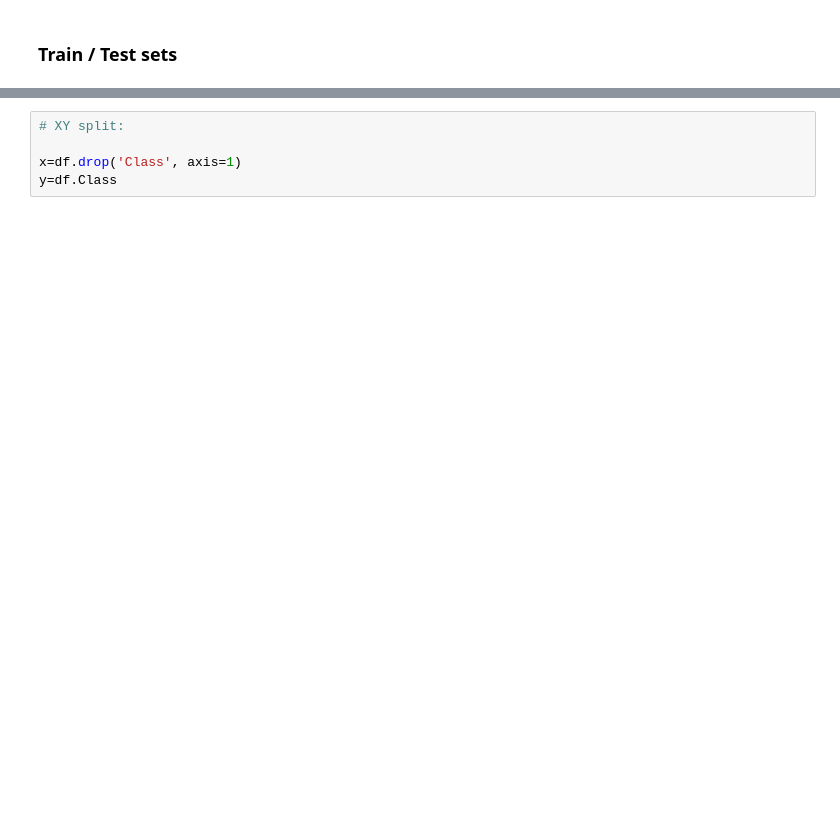
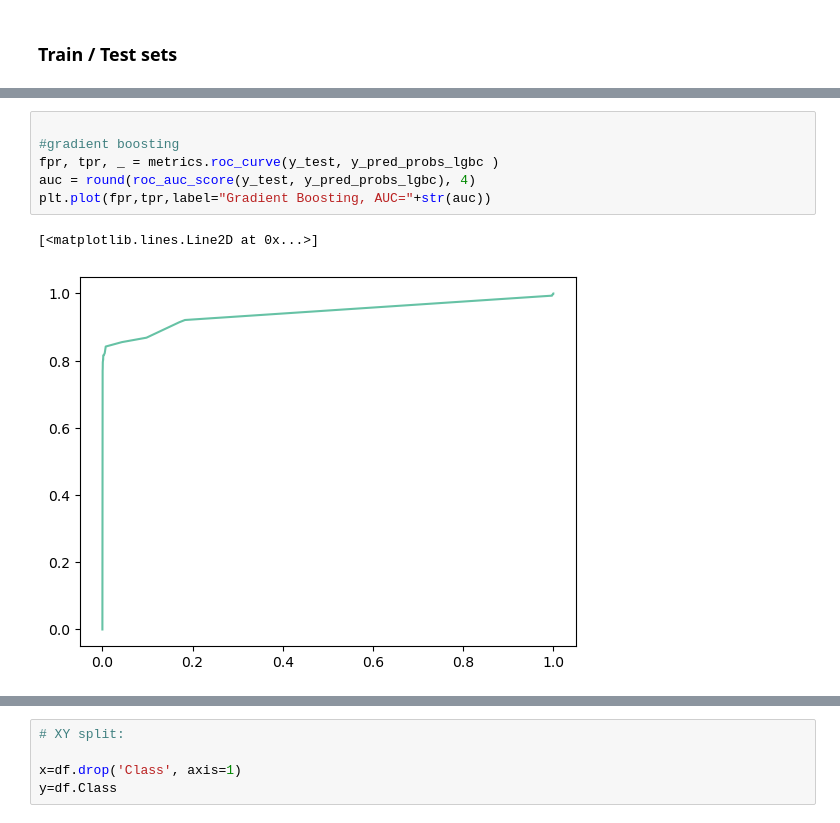
Before and after one commit to msantanarod/Fraud-Prevention-Analytics, a Jupyter notebook: Credit Card Fraud Detection-Copy2.ipynb, the cells around one changed output, grey strips where cells are left out. Saved outputs shown, nothing was run; the diff lists cells and outputs as text; blank space fills up the shorter version.

```diff
--- a/Credit Card Fraud Detection-Copy2.ipynb
+++ b/Credit Card Fraud Detection-Copy2.ipynb
@@ -283,0 +547,9 @@ df=df.drop(columns=['predicted_fraud'])
+# %%
+
+#gradient boosting
+fpr, tpr, _ = metrics.roc_curve(y_test, y_pred_probs_lgbc )
+auc = round(roc_auc_score(y_test, y_pred_probs_lgbc), 4)
+plt.plot(fpr,tpr,label="Gradient Boosting, AUC="+str(auc))
+# %% [output]
+[<matplotlib.lines.Line2D at 0x...>]
+[figure, added]
```
Also changed, not shown: parts of 205 cells of this notebook, 2 other files.
